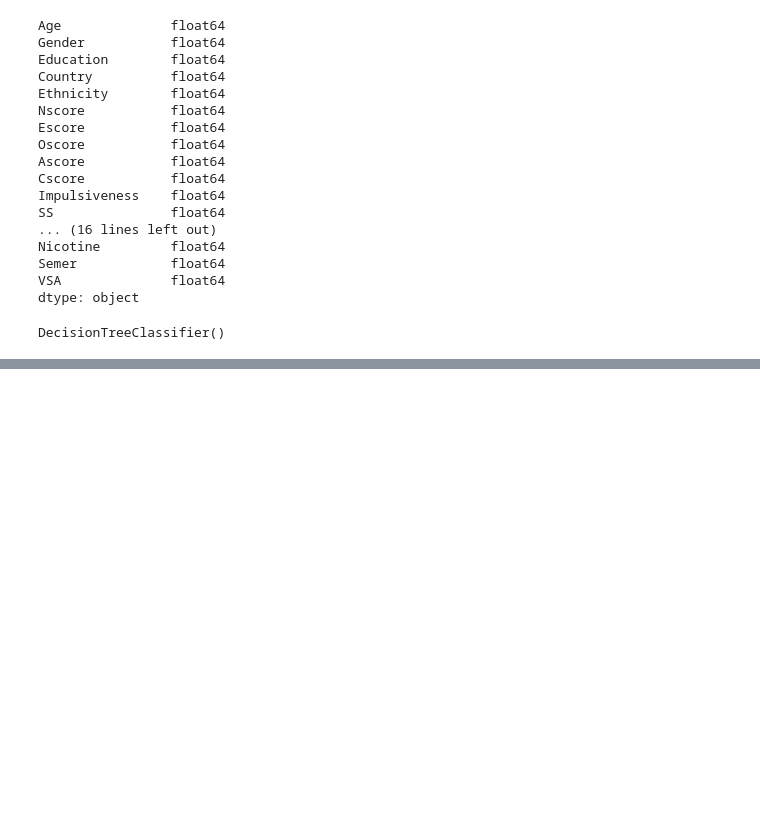
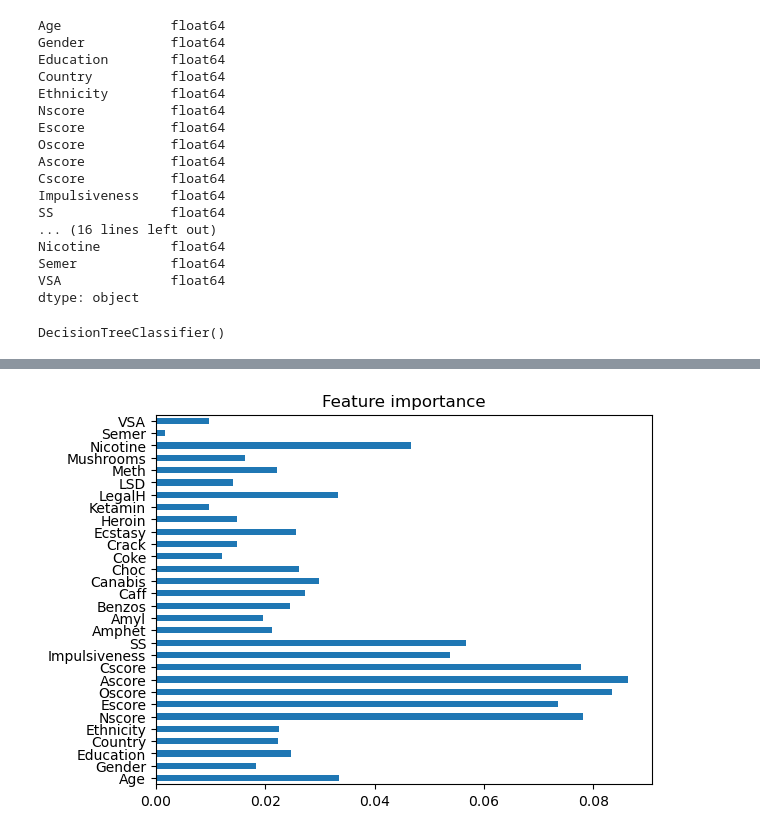
Before and after one commit to MATF-istrazivanje-podataka-1/2023_Data_Mining_Drugs_consumption_Dataset, a Jupyter notebook: Classification_sa_svim_podacima.ipynb, the cells around one changed output, grey strips where cells are left out. Saved outputs shown, nothing was run; the diff lists cells and outputs as text; code cells hidden in the pictures; blank space fills up the shorter version.

```diff
--- a/Classification_sa_svim_podacima.ipynb
+++ b/Classification_sa_svim_podacima.ipynb
@@ -187,0 +202,6 @@ weighted avg       0.29      0.28      0.29       566
+# %%
+pd.Series(drvo_klasifikacije.feature_importances_, index=podaci_bez_klase.columns).plot.barh()
+plt.title("Feature importance")
+plt.show()
+# %% [output]
+[figure, added]
```
Also changed, not shown: parts of 11 cells of this notebook, 2 other files.
